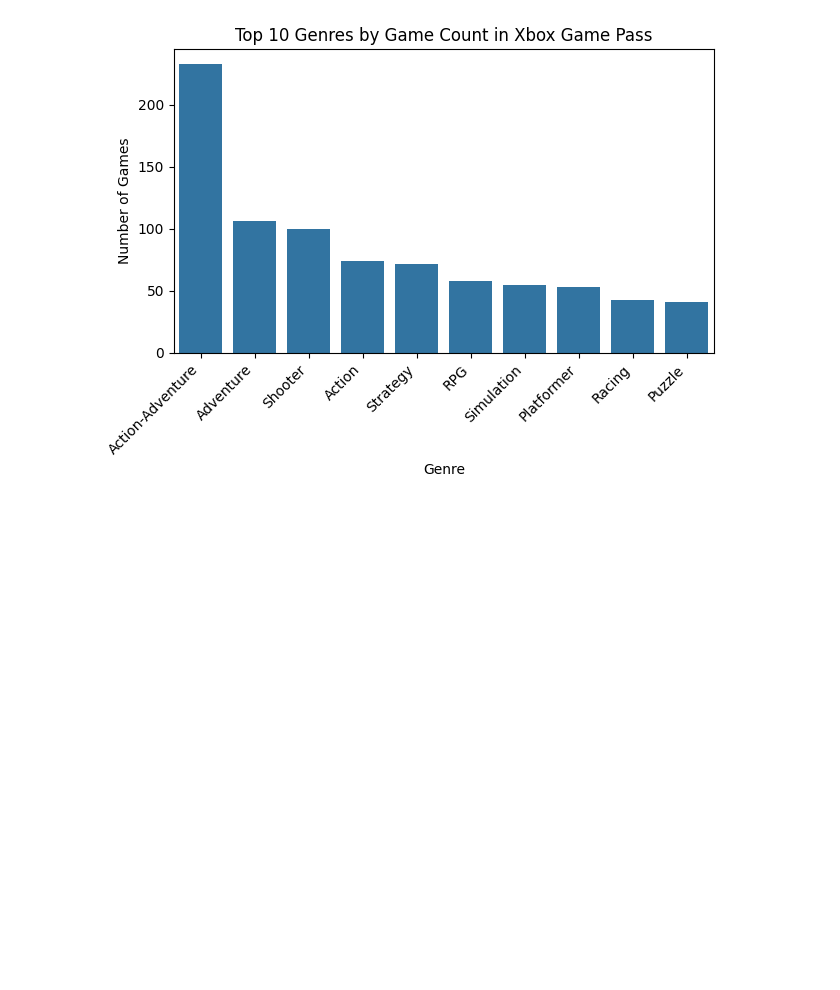
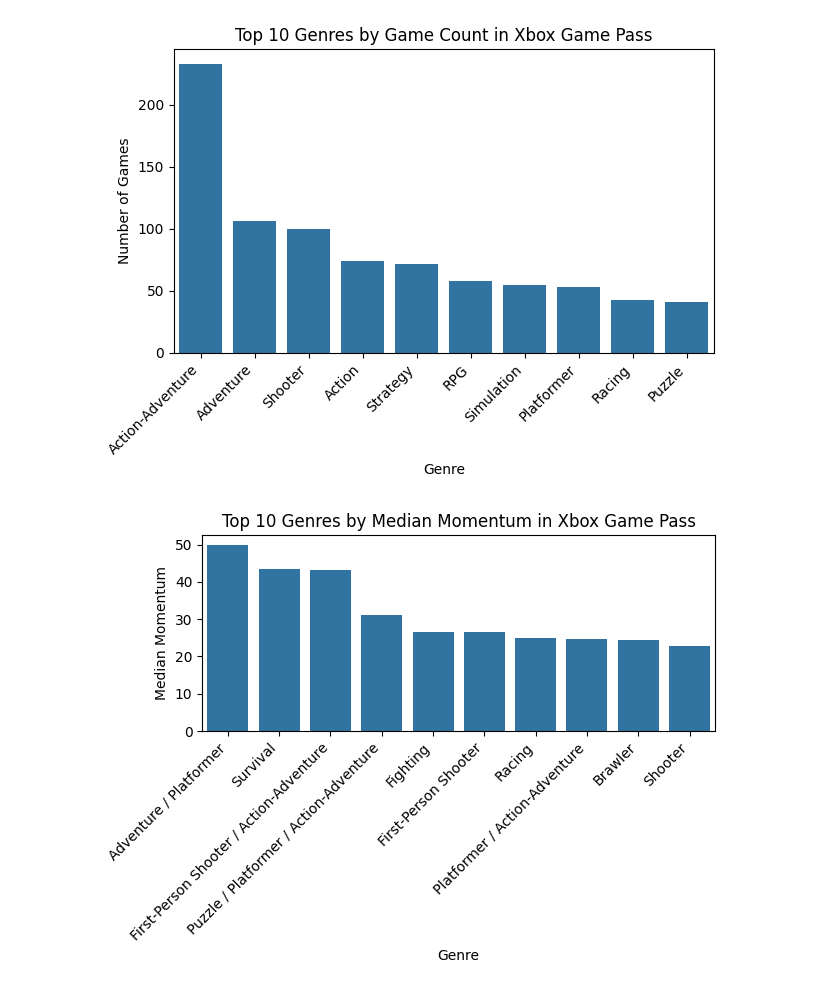
Before and after one commit to Doggo21345/xbox-gamepass-analytics, a Jupyter notebook: Data_Prep.ipynb, the cells around one changed output. Drawn from its saved outputs; the diff is of its cells as text; code cells hidden in the pictures; blank space fills up the shorter version.

```diff
--- a/Data_Prep.ipynb
+++ b/Data_Prep.ipynb
@@ -715,3 +715,13 @@ plt.ylabel('Number of Games')
 plt.tight_layout()
 # %% [output]
 [figure]
+# %%
+genre_performance_10 = genre_performance.sort_values(by='momentum_median', ascending=False).head(10)
+ax = sns.barplot(x='Genre', y='momentum_median', data=genre_performance_10)
+ax.set_xticklabels(ax.get_xticklabels(), rotation=45, ha='right')
+plt.title('Top 10 Genres by Median Momentum in Xbox Game Pass')
+plt.xlabel('Genre')
+plt.ylabel('Median Momentum')
+plt.tight_layout()
+# %% [output]
+[figure, added]
```
Also changed, not shown: parts of 3 cells of this notebook, 5 other files.
